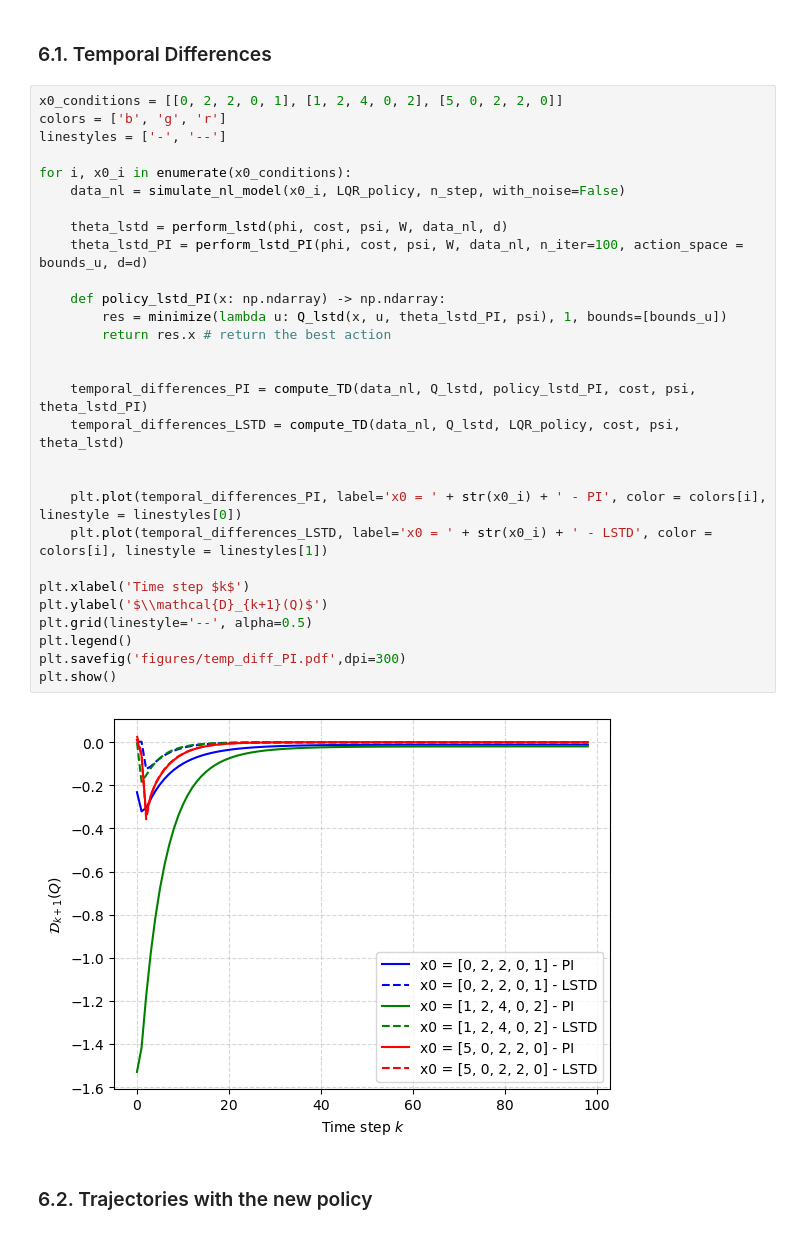
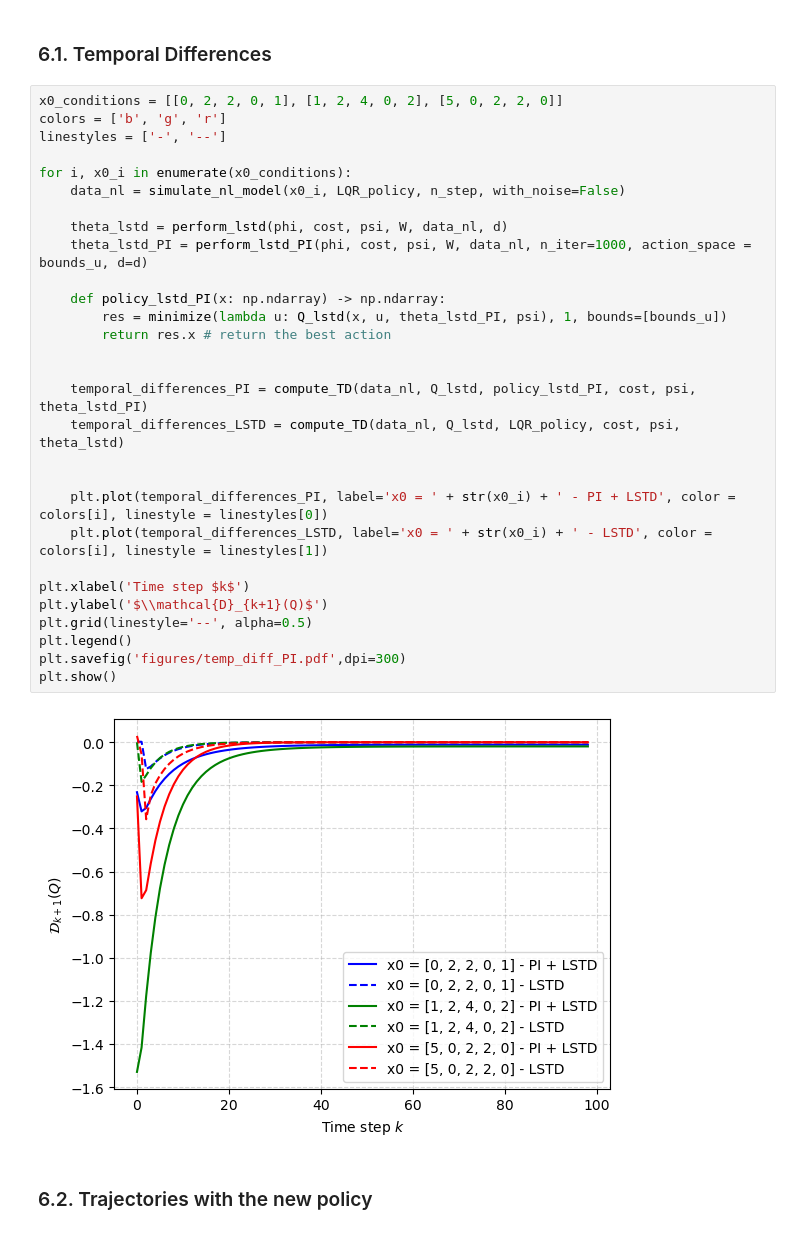
Before and after one commit to TheoHanon/Stochastic-Optimal-Control, a Jupyter notebook: Part III/partIII.ipynb, the cells around one changed output. Drawn from its saved outputs; the diff is of its cells as text.

```diff
--- a/Part III/partIII.ipynb
+++ b/Part III/partIII.ipynb
@@ -447,34 +447,34 @@ bounds_u = (-20, 20) # bounds for the action space
 # %%
 x0_conditions = [[0, 2, 2, 0, 1], [1, 2, 4, 0, 2], [5, 0, 2, 2, 0]]
 colors = ['b', 'g', 'r']
 linestyles = ['-', '--']
 
 for i, x0_i in enumerate(x0_conditions):
     data_nl = simulate_nl_model(x0_i, LQR_policy, n_step, with_noise=False)
 
     theta_lstd = perform_lstd(phi, cost, psi, W, data_nl, d)
-    theta_lstd_PI = perform_lstd_PI(phi, cost, psi, W, data_nl, n_iter=100, action_space = bounds_u, d=d)
+    theta_lstd_PI = perform_lstd_PI(phi, cost, psi, W, data_nl, n_iter=1000, action_space = bounds_u, d=d)
 
     def policy_lstd_PI(x: np.ndarray) -> np.ndarray:
         res = minimize(lambda u: Q_lstd(x, u, theta_lstd_PI, psi), 1, bounds=[bounds_u])
         return res.x # return the best action
 
 
     temporal_differences_PI = compute_TD(data_nl, Q_lstd, policy_lstd_PI, cost, psi, theta_lstd_PI)
     temporal_differences_LSTD = compute_TD(data_nl, Q_lstd, LQR_policy, cost, psi, theta_lstd)
 
 
-    plt.plot(temporal_differences_PI, label='x0 = ' + str(x0_i) + ' - PI', color = colors[i], linestyle = linestyles[0])
+    plt.plot(temporal_differences_PI, label='x0 = ' + str(x0_i) + ' - PI + LSTD', color = colors[i], linestyle = linestyles[0])
     plt.plot(temporal_differences_LSTD, label='x0 = ' + str(x0_i) + ' - LSTD', color = colors[i], linestyle = linestyles[1])
 
 plt.xlabel('Time step $k$')
 plt.ylabel('$\\mathcal{D}_{k+1}(Q)$')
 plt.grid(linestyle='--', alpha=0.5)
 plt.legend()
 plt.savefig('figures/temp_diff_PI.pdf',dpi=300)
 plt.show()
 # %% [output]
-[figure, old version]
+[figure, new version]
 # %% [markdown]
 ### 6.2. Trajectories with the new policy
 # %%
```
Also changed, not shown: parts of 1 cell of this notebook, 1 other file.
